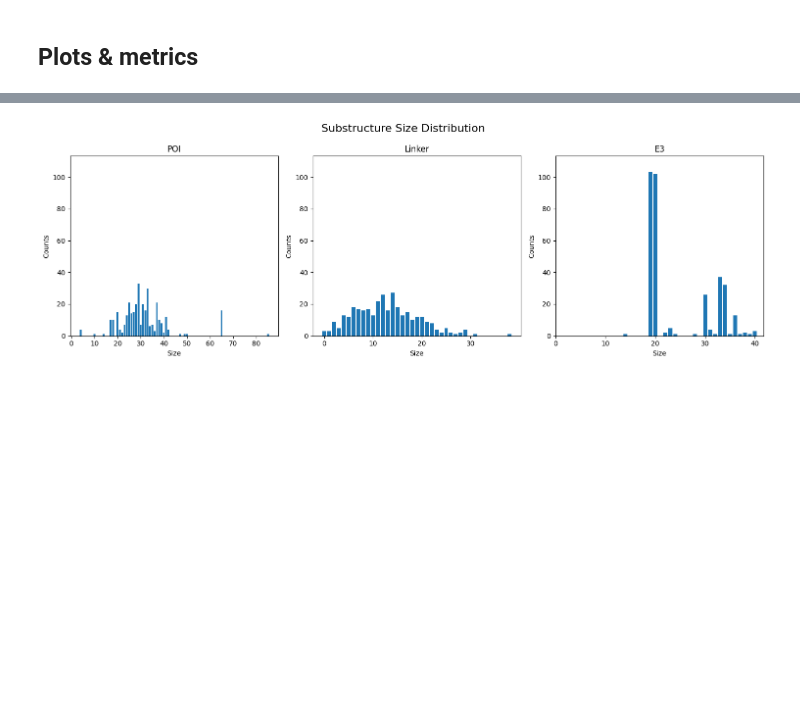
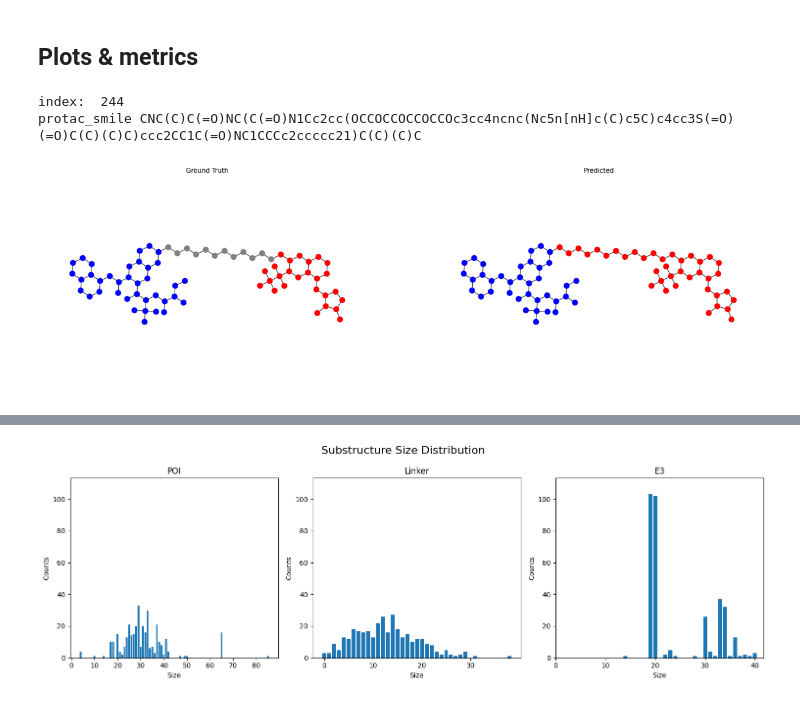
Before and after one commit to ribesstefano/PROTAC-Splitter, a Jupyter notebook: notebooks/GNN/gnn_full_pipeline.ipynb, the cells around one changed output, grey strips where cells are left out. Saved outputs shown, nothing was run; the diff lists cells and outputs as text; code cells hidden in the pictures; blank space fills up the shorter version.

```diff
--- a/notebooks/GNN/gnn_full_pipeline.ipynb
+++ b/notebooks/GNN/gnn_full_pipeline.ipynb
@@ -584,7 +635,7 @@ def smiles_to_data(protac_smile, substructure_smiles):
     node_feature_raw = [list(G.nodes[node].values()) for node in G.nodes]
     node_features = torch.tensor(node_feature_raw, dtype=torch.float)
 
-    _, boundary_edges = EdgeLabler(protac_smile, substructure_smiles)
+    boundary_edges = EdgeLabler(protac_smile, substructure_smiles)
     #boundary_edges_set = set(boundary_edges)
 
     # Extract edge indices and features
@@ -1438,6 +1874,8 @@ def check_permutation_invariance(molecule_data, model, class_predictions, probab
     np.random.shuffle(int_list)
     x_shuffeled = molecule_data.x.clone()
 
+    G_pred = molecule_data.G.copy()
+
     for i in range(num_nodes):
         shuffle_indicies_dictionary[i] = int_list[i]   #dict[old] = shuffled
     for i in range(num_nodes):
@@ -1451,7 +1889,7 @@ def check_permutation_invariance(molecule_data, model, class_predictions, probab
         shuffled_edge_index[1][i] = shuffle_indicies_dictionary[end_node]
 
 
-    molecule_data_shuffeled = Data(x=x_shuffeled, edge_index=shuffled_edge_index)
+    molecule_data_shuffeled = Data(x=x_shuffeled, edge_index=shuffled_edge_index, G=G_pred, dictionary_shuffeled_indicies=shuffle_indicies_dictionary)
     class_predictions_shuffeled, probabilities_shuffeled = predict(model, molecule_data_shuffeled)
 
     text = "Permutation invariant"
@@ -1463,23 +1901,16 @@ def check_permutation_invariance(molecule_data, model, class_predictions, probab
     return text
 
 
-def process_datapoint(chosen_dataset, idx):
+def unpack_datapoint(chosen_dataset, idx):
     chosen_datapoint=chosen_dataset[idx]
     protac_smile = chosen_datapoint.smiles
     substructure_smiles = chosen_datapoint.substructure_smiles
     poi_smile, linker_smile, e3_smile = substructure_split_sort(substructure_smiles)
-    protac_mol = Chem.MolFromSmiles(protac_smile)
+    #protac_mol = Chem.MolFromSmiles(protac_smile)
     G_pred=chosen_datapoint.G
 
-    pt = GetPeriodicTable()
-    atom_types = ['C', 'N', 'O', 'F', 'P', 'S', 'Cl', 'Br', 'I']  # Common atom types, add more as needed
-
-    # One-hot encoding of atom types
-    def atom_features(atom):
-        return [1 if atom.GetSymbol() == symbol else 0 for symbol in atom_types]
-
     # Create a data object
-    molecule_data = Data(x=chosen_datapoint.x, edge_index=chosen_datapoint.edge_index)
+    molecule_data = Data(x=chosen_datapoint.x, edge_index=chosen_datapoint.edge_index, G=G_pred)
     return molecule_data, G_pred, protac_smile, substructure_smiles, poi_smile, linker_smile, e3_smile
 # %% [markdown]
 ## Plots & metrics
@@ -1502,10 +1933,29 @@ E3_MCS_maxatoms_list = []
 Confusion3Matrix_sum = [[0, 0, 0], [0, 0, 0], [0, 0, 0]]
 
 
-for idx in prediction_range:
-    molecule_data, G_pred, protac_smile, substructure_smiles, poi_smile, linker_smile, e3_smile = process_datapoint(chosen_dataset, idx)
+challenging_idx = [244] #[78, 85, 114, 115, 130, 244, 308]
+
+for idx in challenging_idx: #prediction_range:
+    #Prediction
+    molecule_data, G_pred, protac_smile, substructure_smiles, poi_smile, linker_smile, e3_smile = unpack_datapoint(chosen_dataset, idx)
     class_predictions, probabilities = predict(model, molecule_data)
+
+
+
+    #check
+    POI_boundary_node, E3_boundary_node= get_predicted_boundary_nodes(model, molecule_data)
+
+    model.eval()
+    with torch.no_grad():
+        out = model(molecule_data.x, molecule_data.edge_index)
+    intermediate_path_nodes, path_nodes, POI_nodes, linker_nodes,  E3_nodes = process_boundaries_to_substructures(molecule_data, out, return_intermediate_path_nodes=True)
+    #vizualize_protac_From_Graph(G_pred, node_size=80)
+    #vizualize_protac_From_Graph(G_pred, node_size=80, highlighted_nodes=[POI_boundary_node])
+    #print(f'intermediate_path_nodes.tolist(): {intermediate_path_nodes}')
+    #vizualize_protac_From_Graph(G_pred, node_size=80, highlighted_nodes=path_nodes)
     check_permutation_invariance(molecule_data, model, class_predictions, probabilities) #Raises an error if not permutation invariant
+
+    #printing
     class_predictions_list = class_predictions.tolist()
     color_mapping = {0: 'red', 1: 'gray', 2: 'blue'}     # Define color mapping
     colours_pred = [color_mapping[class_pred] for class_pred in class_predictions_list]     # Map each class prediction to its corresponding color
@@ -1535,14 +1985,17 @@ for idx in prediction_range:
         # Combine and display the two figures
         combine_two_figures(fig_gt, fig_pred)
 
+
+
+    # ------------------- Calculations for evaluation metrics below -------------------
+
+
     substruct_smiles=chosen_dataset[idx].substructure_smiles
     poi_smile, linker_smile, e3_smile = substructure_split_sort(substruct_smiles)
     one_hot_direct = one_hot_encode_substructure_labels(protac_smile, poi_smile, e3_smile)
     node_feature_dim = training_dataset.num_node_features
     edge_feature_dim = training_dataset.num_edge_features
 
-    dummy_model = NodeClassifierGNN(node_feature_dim, edge_feature_dim)
-    class_predictions_dummy, probabilities_dummy = predict(dummy_model, molecule_data)
 
 
     # Num nodes mislabelled nodes for whole PROTAC. For bar plot
@@ -1590,33 +2043,37 @@ for idx in prediction_range:
         #    else:
         #        num_mislabelled_POI[num_mislabelled_nodes_POI] = 1
         #elif class_label == 1:
         #    num_mislabelled_nodes_Linker = incorrect_predicted_labels_substructure_list[1].item()
         #    if num_mislabelled_nodes_Linker in num_mislabelled_Linker:
         #        num_mislabelled_Linker[num_mislabelled_nodes_Linker] += 1
         #    else:
         #        num_mislabelled_Linker[num_mislabelled_nodes_Linker] = 1
         #elif class_label == 2:
         #    num_mislabelled_nodes_E3 = incorrect_predicted_labels_substructure_list[2].item()
         #    if num_mislabelled_nodes_E3 in num_mislabelled_E3:
         #        num_mislabelled_E3[num_mislabelled_nodes_E3] += 1
         #    else:
         #        num_mislabelled_E3[num_mislabelled_nodes_E3] = 1
         #else:
         #    raise ValueError(f'MaxCommonSubstructure_maxatoms gives a bad output')
 
     Confusion3Matrix_protac = generate_3x3confusion_matrix(true_class_labels, class_predictions)
     Confusion3Matrix_sum = add_3x3confusion_matrices(Confusion3Matrix_protac, Confusion3Matrix_sum)
 
 
     if not num_mislabelled_nodes == sum(num_mislabelled_nodes_list):
         print("MISCOUNTING MISLABELED NODES!")
         print('index: ', idx)
         print('protac_smile', protac_smile)
         print(f'Counted mislabelled nodes PROTAC: {num_mislabelled_nodes}')
         print(f'num_mislabelled_nodes_POI: {num_mislabelled_nodes_list[0]}, num_mislabelled_nodes_Linker: {num_mislabelled_nodes_list[1]}, num_mislabelled_nodes_E3: {num_mislabelled_nodes_list[2]}')
         # Combine and display the two figures
         combine_two_figures(fig_gt, fig_pred)
         raise ValueError(f'Number of counted mislabelled nodes in the whole PROTAC does not match the sum of mislabeling with in each true substructure!')
+# %% [output]
+index:  244
+protac_smile CNC(C)C(=O)NC(C(=O)N1Cc2cc(OCCOCCOCCOCCOc3cc4ncnc(Nc5n[nH]c(C)c5C)c4cc3S(=O)(=O)C(C)(C)C)ccc2CC1C(=O)NC1CCCc2ccccc21)C(C)(C)C
+[figure, added]
 # %%
 #Bar plot for Num nodes mislabelled nodes for whole PROTAC.
 plt.bar(num_mislabelled.keys(), num_mislabelled.values(), 1)
```
Also changed, not shown: parts of 18 cells of this notebook, 2 other files.
